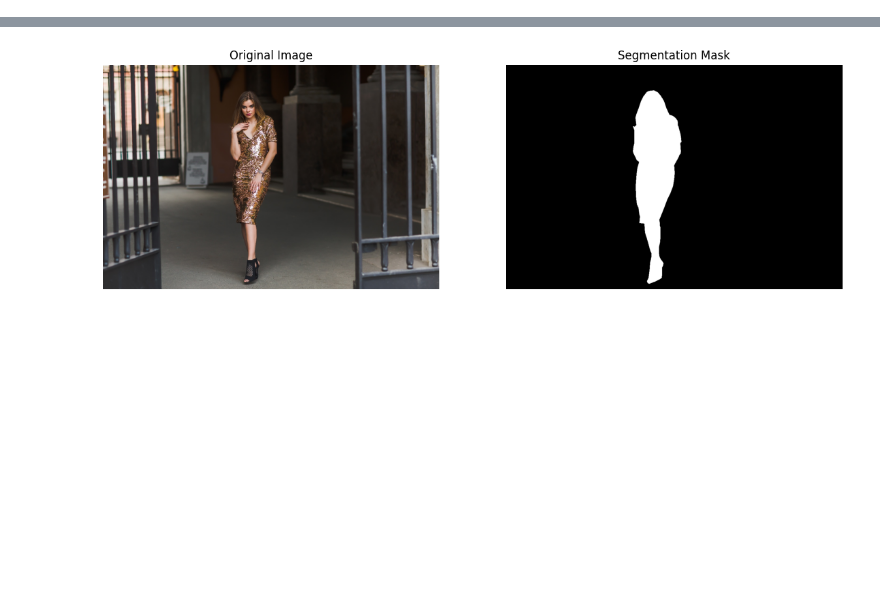
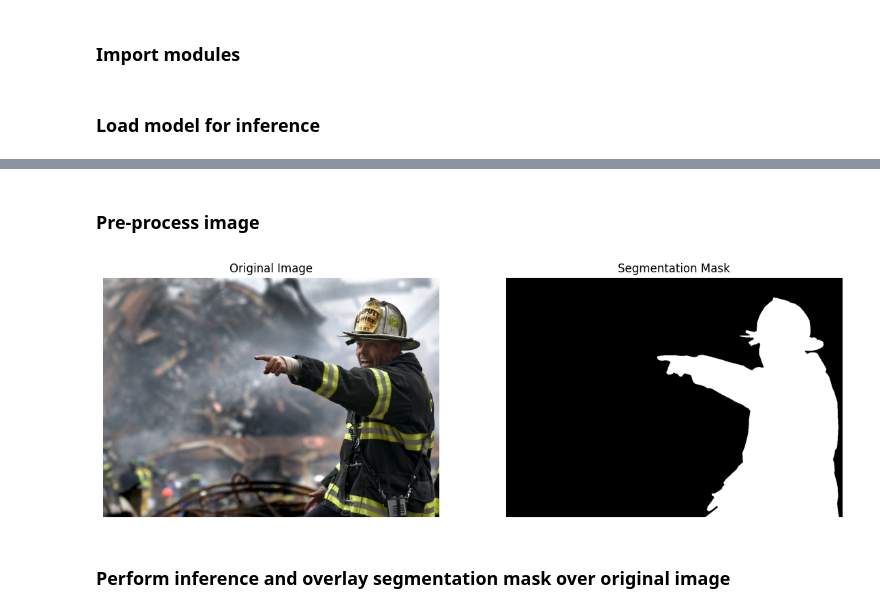
Before and after one commit to AdamAlansary/e2e-ai-pipeline, a Jupyter notebook: notebooks/human_seg_predict.ipynb, the cells around one changed output, grey strips where cells are left out. Saved outputs shown, nothing was run; the diff lists cells and outputs as text; code cells hidden in the pictures; blank space fills up the shorter version.

```diff
--- a/notebooks/human_seg_predict.ipynb
+++ b/notebooks/human_seg_predict.ipynb
@@ -1,3 +3,5 @@
+# %% [markdown]
+### Import modules
 # %%
 import cv2
 import torch
@@ -9,4 +13,6 @@ import matplotlib.pyplot as plt
 from torchvision.transforms.functional import to_pil_image
+# %% [markdown]
+### Load model for inference
 # %%
 torch.cuda.empty_cache()
 
@@ -33,36 +40,40 @@ HumanSegmentation(
     )
   )
 )
+# %% [markdown]
+### Pre-process image
 # %%
-image_path = "../data/human_segmentation_kaggle/supervisely_person_clean_2667_img/images/ds6_pexels-photo-458694.png"
-mask_path = "../data/human_segmentation_kaggle/supervisely_person_clean_2667_img/masks/ds6_pexels-photo-458694.png"
+image_path = "../data/human_segmentation_kaggle/images/ds6_fireman-firefighter-rubble-9-11-70573.png"
+mask_path = "../data/human_segmentation_kaggle/masks/ds6_fireman-firefighter-rubble-9-11-70573.png"
 
 original_image = cv2.imread(image_path)
 original_image = cv2.cvtColor(original_image, cv2.COLOR_BGR2RGB)
 original_width, original_height = original_image.shape[:2]
 
 original_mask = cv2.imread(mask_path, cv2.IMREAD_GRAYSCALE)
 
 plt.figure(figsize=(14, 8))
 
 # Plot original image
 plt.subplot(1, 2, 1)
 plt.imshow(original_image)
 plt.title("Original Image")
 plt.axis('off')
 
 # Plot binary mask
 plt.subplot(1, 2, 2)
 plt.imshow(original_mask, cmap='gray')
 plt.title("Segmentation Mask")
 plt.axis('off')
 
 plt.show()
 
 input_image = cfg.IMAGE_TRANSFORMS(original_image)
 input_image = input_image.unsqueeze(0).to("cuda") # create a mini-batch as expected by the model
 # %% [output]
-[figure, old version]
+[figure, new version]
+# %% [markdown]
+### Perform inference and overlay segmentation mask over original image
 # %%
 # Get model output logits
 logits = inference_model(input_image)['out'][0]  # Get the first item in the batch if in batch mode
```
Also changed, not shown: parts of 4 cells of this notebook, 6 other files.
